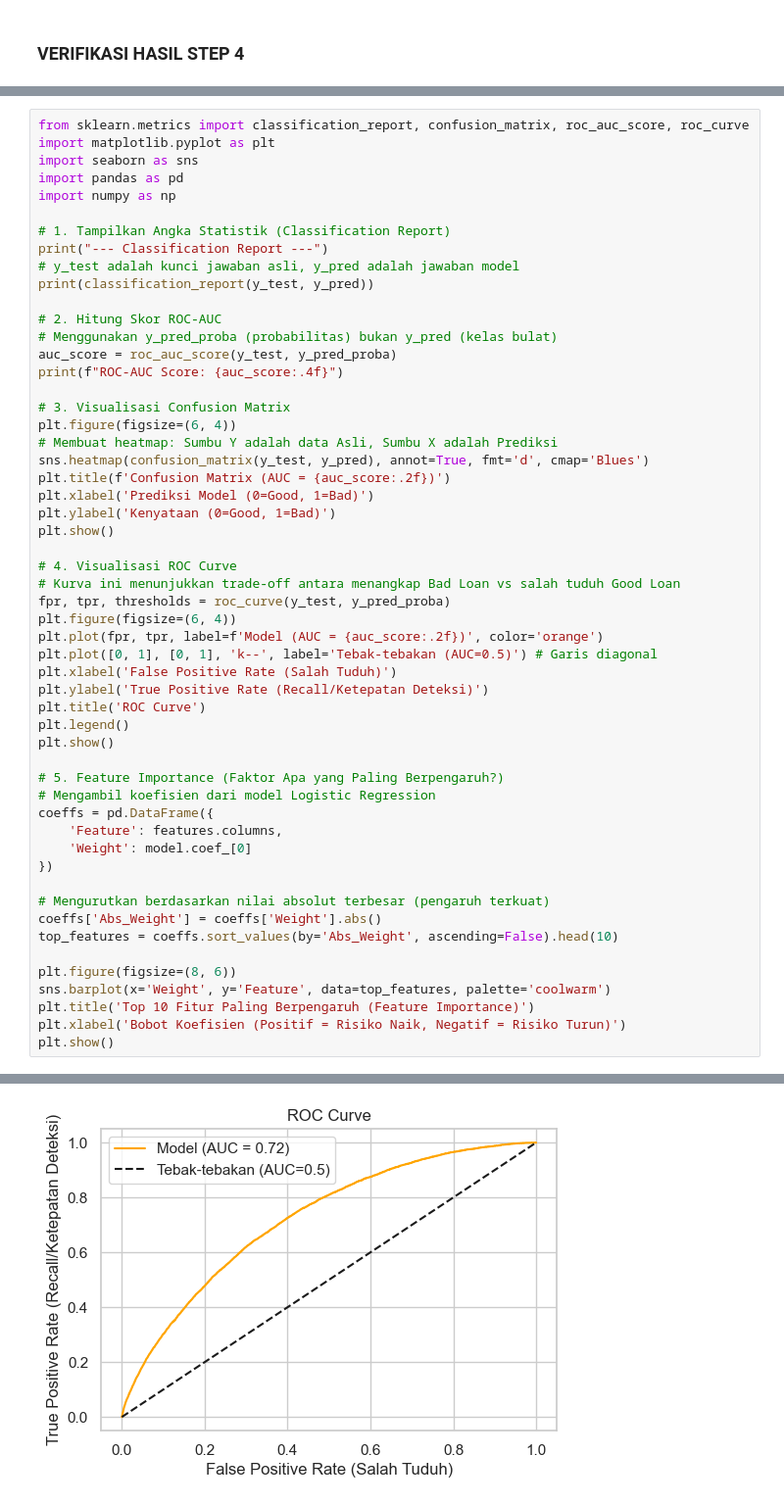
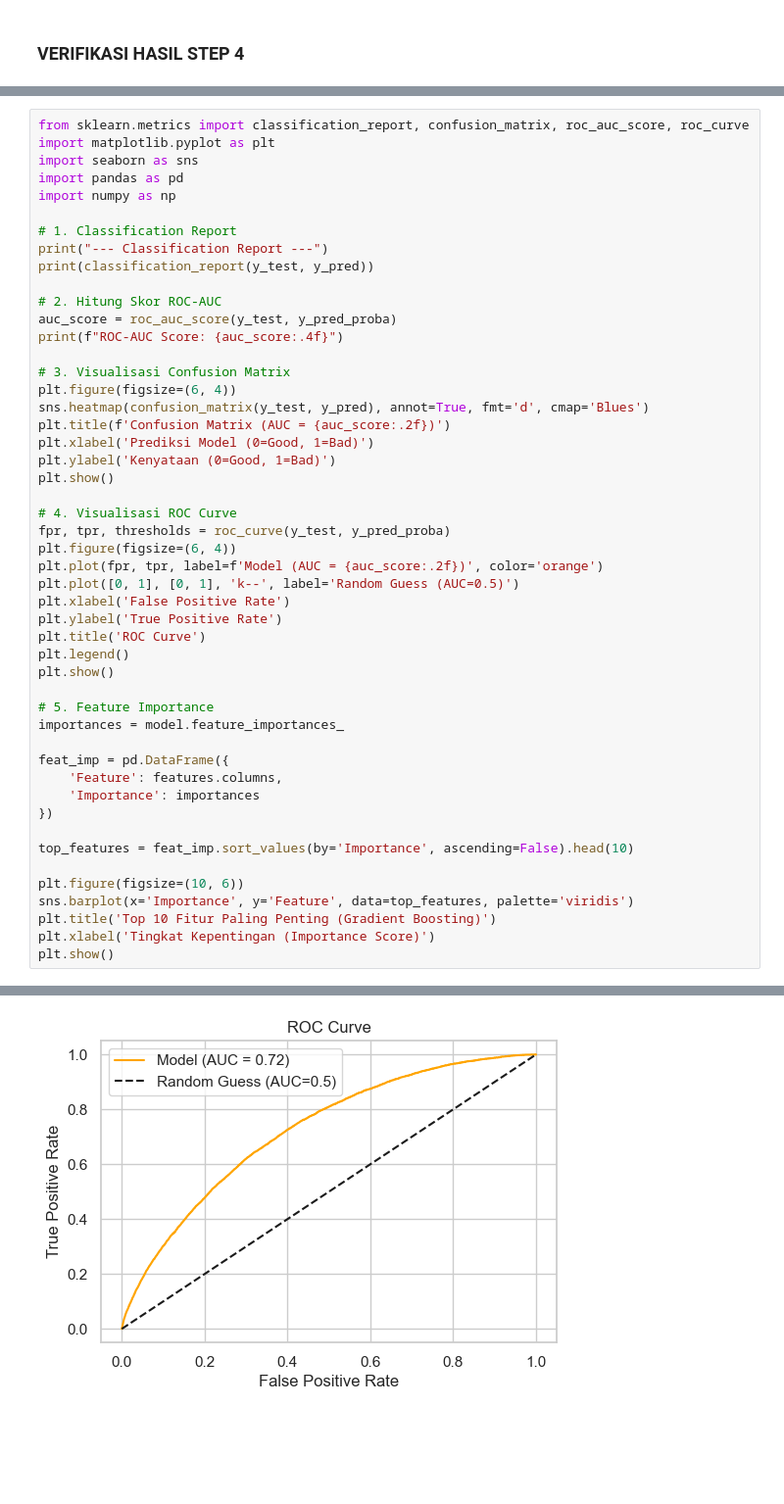
Before and after one commit to gardasvara/End-to-End-Credit-Risk-Prediction-Model, a Jupyter notebook: IDX_DS_Code.ipynb, the cells around one changed output, grey strips where cells are left out. Shown at 98% size. Drawn from its saved outputs; the diff is of its cells as text; blank space fills up the shorter version.

```diff
--- a/IDX_DS_Code.ipynb
+++ b/IDX_DS_Code.ipynb
@@ -329,64 +324,59 @@ import seaborn as sns
 import pandas as pd
 import numpy as np
 
-# 1. Tampilkan Angka Statistik (Classification Report)
+# 1. Classification Report
 print("--- Classification Report ---")
-# y_test adalah kunci jawaban asli, y_pred adalah jawaban model
 print(classification_report(y_test, y_pred))
 
 # 2. Hitung Skor ROC-AUC
-# Menggunakan y_pred_proba (probabilitas) bukan y_pred (kelas bulat)
 auc_score = roc_auc_score(y_test, y_pred_proba)
 print(f"ROC-AUC Score: {auc_score:.4f}")
 
 # 3. Visualisasi Confusion Matrix
 plt.figure(figsize=(6, 4))
-# Membuat heatmap: Sumbu Y adalah data Asli, Sumbu X adalah Prediksi
 sns.heatmap(confusion_matrix(y_test, y_pred), annot=True, fmt='d', cmap='Blues')
 plt.title(f'Confusion Matrix (AUC = {auc_score:.2f})')
 plt.xlabel('Prediksi Model (0=Good, 1=Bad)')
 plt.ylabel('Kenyataan (0=Good, 1=Bad)')
 plt.show()
 
 # 4. Visualisasi ROC Curve
-# Kurva ini menunjukkan trade-off antara menangkap Bad Loan vs salah tuduh Good Loan
 fpr, tpr, thresholds = roc_curve(y_test, y_pred_proba)
 plt.figure(figsize=(6, 4))
 plt.plot(fpr, tpr, label=f'Model (AUC = {auc_score:.2f})', color='orange')
-plt.plot([0, 1], [0, 1], 'k--', label='Tebak-tebakan (AUC=0.5)') # Garis diagonal
-plt.xlabel('False Positive Rate (Salah Tuduh)')
-plt.ylabel('True Positive Rate (Recall/Ketepatan Deteksi)')
+plt.plot([0, 1], [0, 1], 'k--', label='Random Guess (AUC=0.5)')
+plt.xlabel('False Positive Rate')
+plt.ylabel('True Positive Rate')
 plt.title('ROC Curve')
 plt.legend()
 plt.show()
 
-# 5. Feature Importance (Faktor Apa yang Paling Berpengaruh?)
-# Mengambil koefisien dari model Logistic Regression
-coeffs = pd.DataFrame({
+# 5. Feature Importance
+importances = model.feature_importances_
+
+feat_imp = pd.DataFrame({
     'Feature': features.columns,
-    'Weight': model.coef_[0]
+    'Importance': importances
 })
 
-# Mengurutkan berdasarkan nilai absolut terbesar (pengaruh terkuat)
-coeffs['Abs_Weight'] = coeffs['Weight'].abs()
-top_features = coeffs.sort_values(by='Abs_Weight', ascending=False).head(10)
+top_features = feat_imp.sort_values(by='Importance', ascending=False).head(10)
 
-plt.figure(figsize=(8, 6))
-sns.barplot(x='Weight', y='Feature', data=top_features, palette='coolwarm')
-plt.title('Top 10 Fitur Paling Berpengaruh (Feature Importance)')
-plt.xlabel('Bobot Koefisien (Positif = Risiko Naik, Negatif = Risiko Turun)')
+plt.figure(figsize=(10, 6))
+sns.barplot(x='Importance', y='Feature', data=top_features, palette='viridis')
+plt.title('Top 10 Fitur Paling Penting (Gradient Boosting)')
+plt.xlabel('Tingkat Kepentingan (Importance Score)')
 plt.show()
 # %% [output]
 --- Classification Report ---
               precision    recall  f1-score   support
 
            0       0.91      1.00      0.95     84443
            1       0.40      0.00      0.00      8814
 
     accuracy                           0.91     93257
    macro avg       0.65      0.50      0.48     93257
 weighted avg       0.86      0.91      0.86     93257
 
 ROC-AUC Score: 0.7232
 [figure]
-[figure, old version]
+[figure, new version]
```
Also changed, not shown: parts of 12 cells of this notebook.
